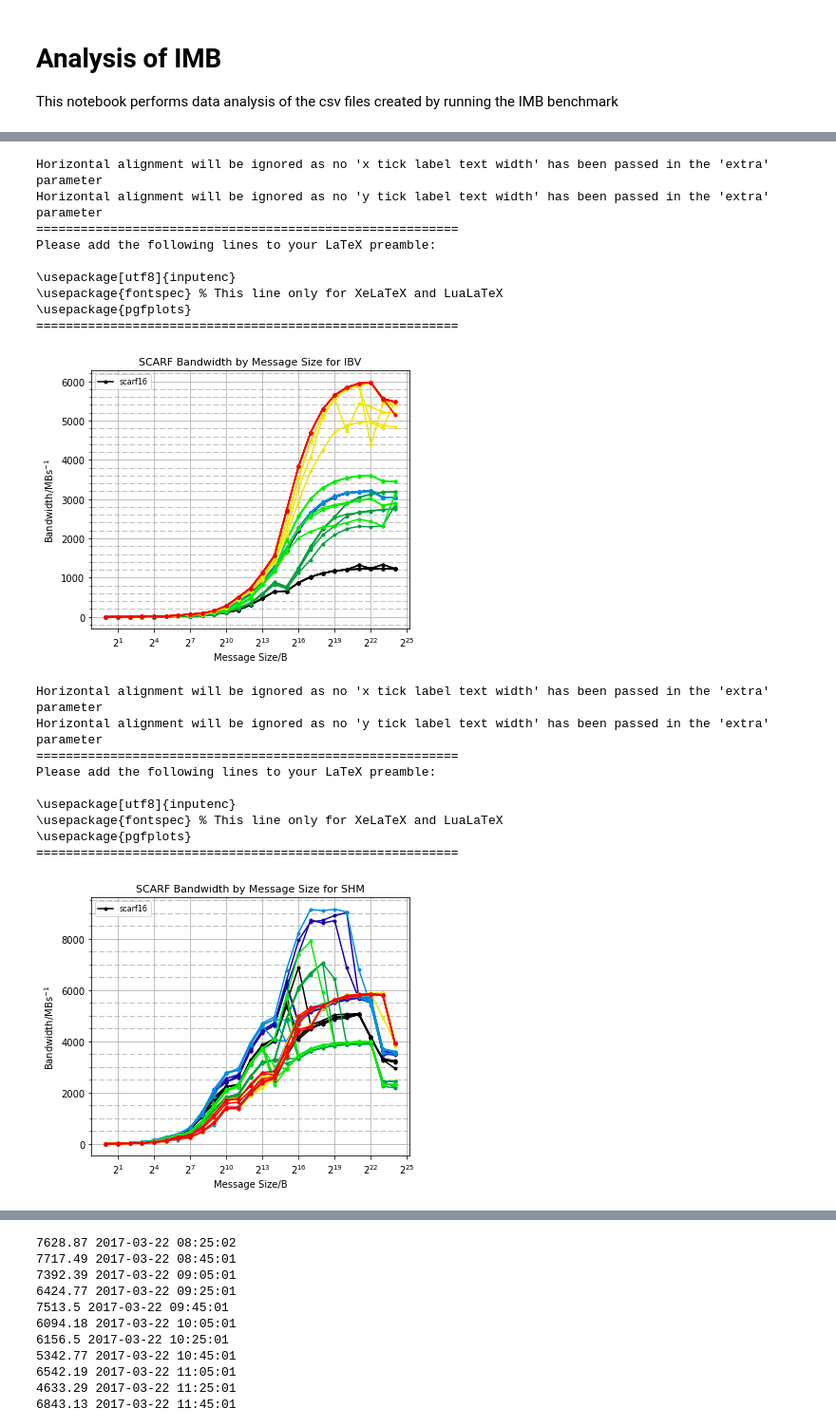
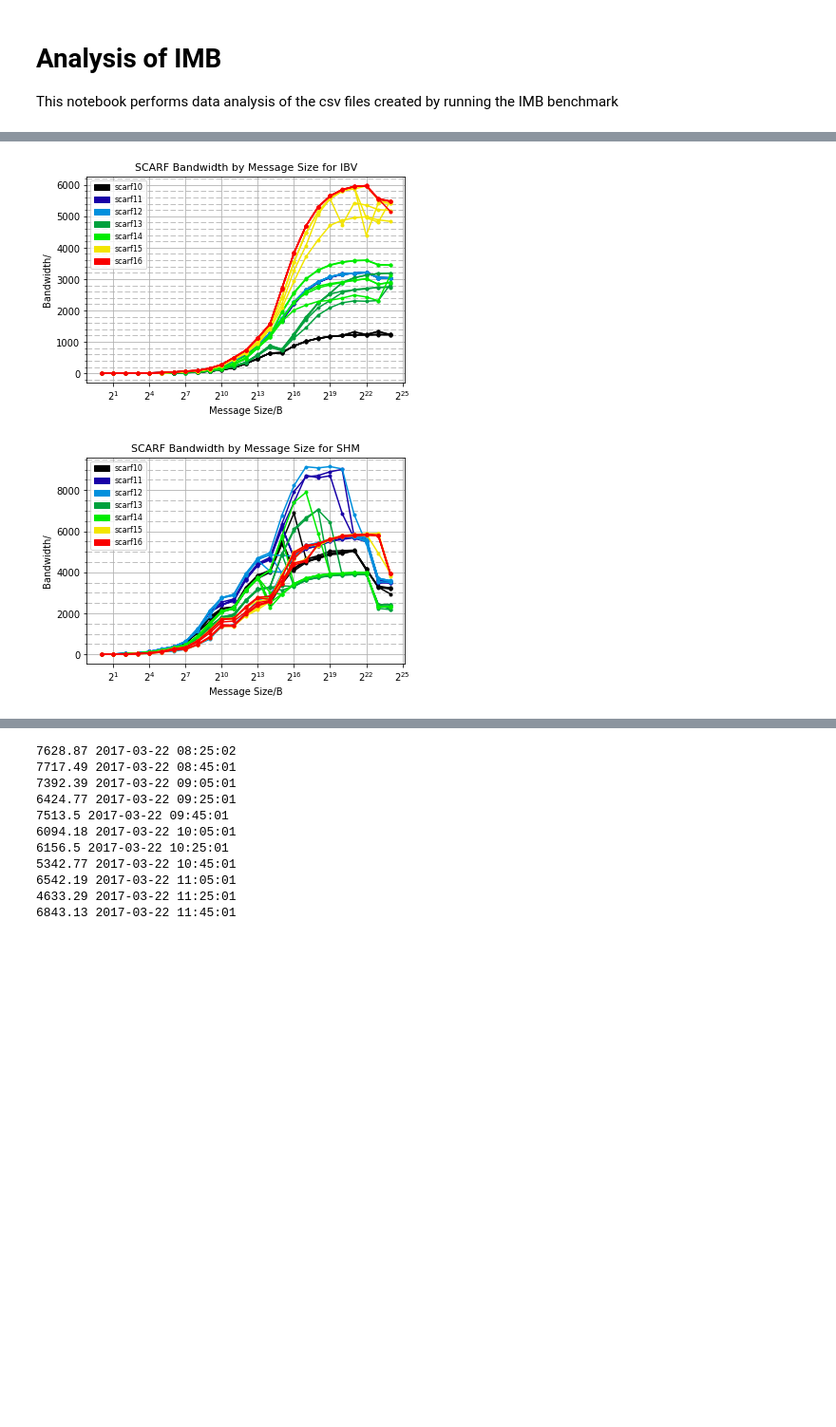
Before and after one commit to cal-id/SCD-Benchmark, a Jupyter notebook: Results/IMB_Notebooks/IMB_Analysis.ipynb, the cells around one changed output, grey strips where cells are left out. Shown at 95% size. Saved outputs shown, nothing was run; the diff lists cells and outputs as text; code cells hidden in the pictures; blank space fills up the shorter version.

```diff
--- a/Results/IMB_Notebooks/IMB_Analysis.ipynb
+++ b/Results/IMB_Notebooks/IMB_Analysis.ipynb
@@ -101,75 +102,43 @@ def plotBandwidth():
     for name in ("SCARF_IMB", "JASMIN_IMB", "SCARF_IMB_CPUs", "JASMIN_IMB_CPUs"):
         protocols = sorted(set(row["Protocols Seen"] for row in results[name]))
         for prot in protocols:
-            labelsSeen = set()
             res = [row for row in results[name] if row["Protocols Seen"] == prot]
             hostgroups = sorted(set(row["Host Groups"] for row in res))
             clrMap = plt.get_cmap("nipy_spectral")
             legendHandles = []
-            plt.rcParams["figure.figsize"] = (6, 5)
+            plt.rcParams["figure.figsize"] = (6, 4)
             for index, hostgroup in enumerate(hostgroups):
                 if "CPUs" not in name:
                     clr = clrMap(index / len(hostgroups))
                     legendHandles.append(mpatches.Patch(color=clr, label=hostgroup))
                 else:
                     for numCPUs in ("1", "2"):
                         clr = clrMap((2 * index + int(numCPUs) - 1) / (2 * len(hostgroups)))
                         legendHandles.append(mpatches.Patch(color=clr, label=hostgroup + "-" + numCPUs))
             for index, row in enumerate(sorted(res, key=lambda el: el["File Name"])):
                 band = row["Bandwidths"]
                 clr = (clrMap(hostgroups.index(row["Host Groups"]) / len(hostgroups))
                        if "CPUs" not in name else
                        clrMap((2 * hostgroups.index(row["Host Groups"]) + int(row["CPUs"]) - 1) / (2 * len(hostgroups)))
                        )
                 clr = (clr[0], clr[1], clr[2], 1)
-                if "CPUs" in name:
-                    lab = hostgroup + "-" + row["CPUs"]
-                else:
-                    lab = hostgroup
-                if lab not in labelsSeen:
-                    labelsSeen.add(lab)
-                    plt.plot(messageSizes, band, color=clr, marker=".", linestyle="-", label=lab)
-                else:
-                    plt.plot(messageSizes, band, color=clr, marker=".", linestyle="-")
+                plt.plot(messageSizes, band, color=clr, marker=".", linestyle="-")
                 nodeNumbers = ",".join(re.findall("cn\d+", row["Hosts Used"]))
                 # legendHandles.append(mpatches.Patch(color=clr, label=nodeNumbers))
-            plt.legend(loc=2, ncol=1, fontsize=8)
+            plt.legend(handles=legendHandles, loc=2, ncol=1, fontsize=8)
             plt.xscale("log", basex=2)
             # plt.yscale("log")
             endOfTitle = prot
             endOfTitle += " (CPU split)" if "CPUs" in name else ""
             title = "{} Bandwidth by Message Size for {}".format(name.split("_")[0], endOfTitle)
             plt.title(title)
             plt.xlabel("Message Size/B")
             plt.ylabel("Bandwidth/" + MBPS)
             plt.grid(True, which="minor", linestyle="--")
             plt.grid(True, which="major", linestyle="-")
             plt.minorticks_on()
-
-            # Save for latex
-            tikz_save(title.replace(" ", "-") + ".tex", figureheight = '\\figureheight', figurewidth = '\\figurewidth')
-
             plt.show()
-
 plotBandwidth()
 # %% [output]
-Horizontal alignment will be ignored as no 'x tick label text width' has been passed in the 'extra' parameter
-Horizontal alignment will be ignored as no 'y tick label text width' has been passed in the 'extra' parameter
-=========================================================
-Please add the following lines to your LaTeX preamble:
-
-\usepackage[utf8]{inputenc}
-\usepackage{fontspec} % This line only for XeLaTeX and LuaLaTeX
-\usepackage{pgfplots}
-=========================================================
-[figure, old version]
+[figure, new version]
-Horizontal alignment will be ignored as no 'x tick label text width' has been passed in the 'extra' parameter
-Horizontal alignment will be ignored as no 'y tick label text width' has been passed in the 'extra' parameter
-=========================================================
-Please add the following lines to your LaTeX preamble:
-
-\usepackage[utf8]{inputenc}
-\usepackage{fontspec} % This line only for XeLaTeX and LuaLaTeX
-\usepackage{pgfplots}
-=========================================================
-[figure, old version]
+[figure, new version]
```
Also changed, not shown: parts of 5 cells of this notebook.
